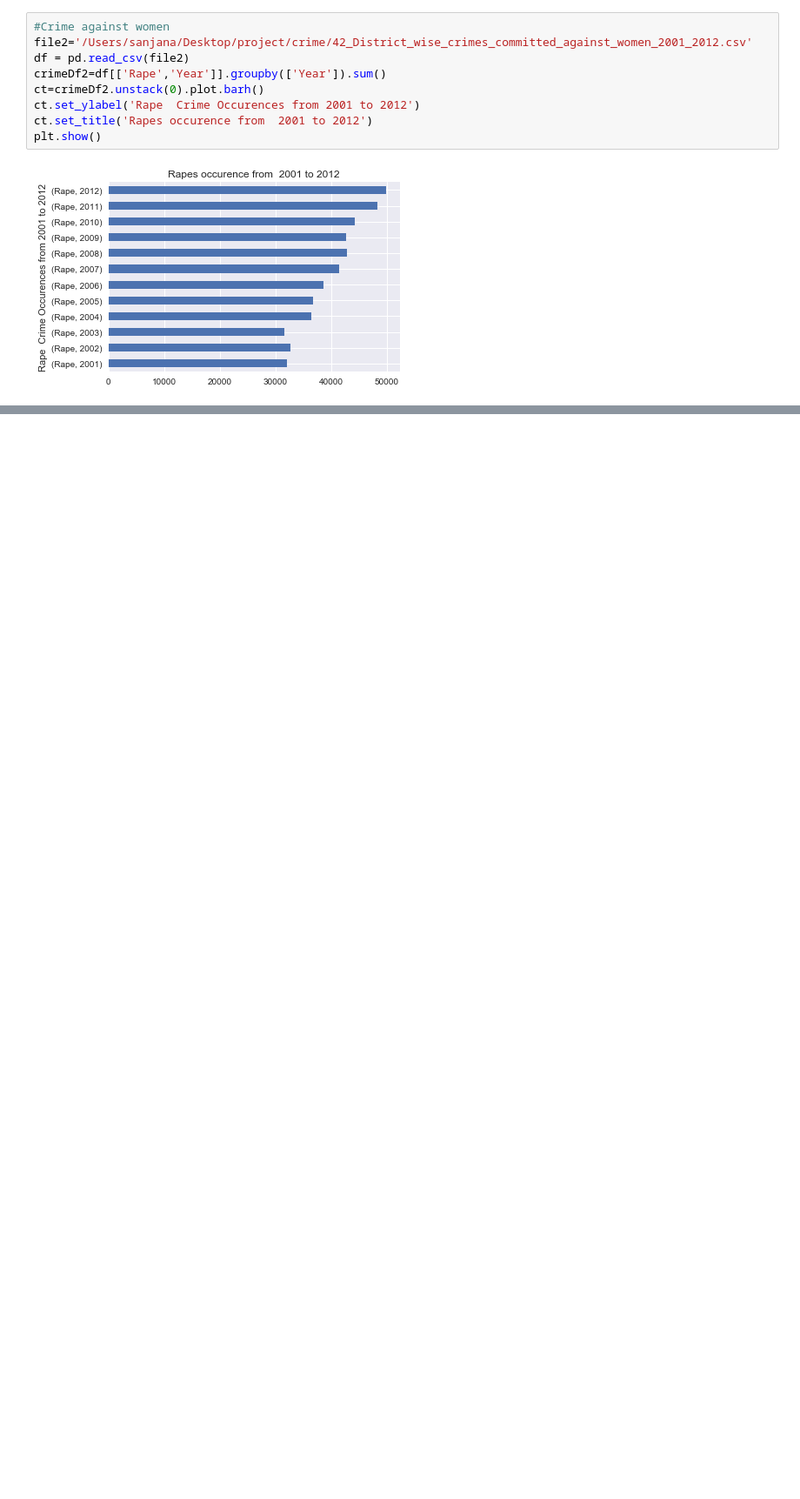
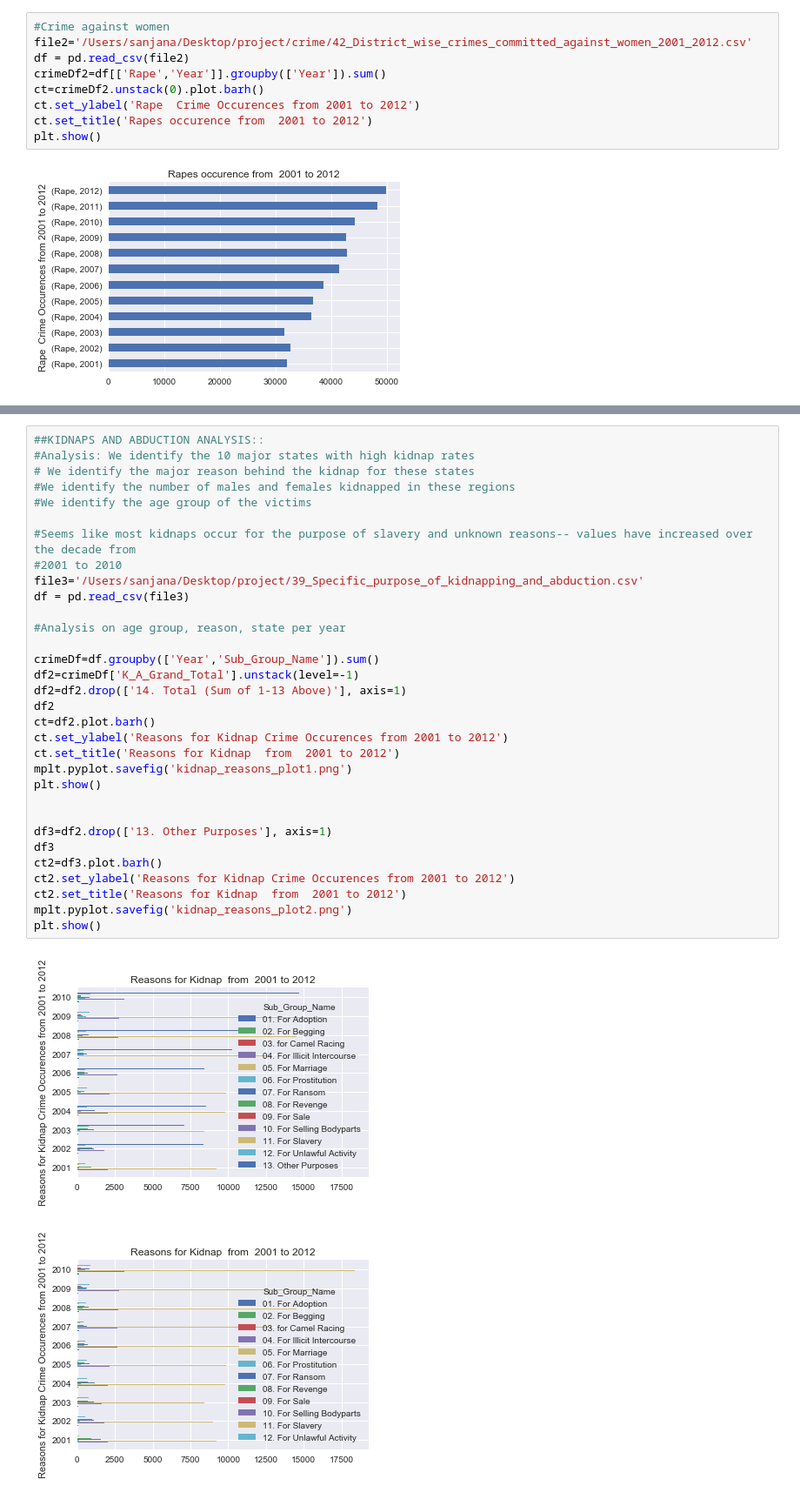
Before and after one commit to 23sanj/data_incubator_challenge, a Jupyter notebook: plot1.ipynb, the cells around one changed output, grey strips where cells are left out. Shown at 87% size. Saved outputs shown, nothing was run; the diff lists cells and outputs as text; blank space fills up the shorter version.

```diff
--- a/plot1.ipynb
+++ b/plot1.ipynb
@@ -30,0 +69,35 @@ plt.show()
+# %%
+##KIDNAPS AND ABDUCTION ANALYSIS::
+#Analysis: We identify the 10 major states with high kidnap rates
+# We identify the major reason behind the kidnap for these states
+#We identify the number of males and females kidnapped in these regions
+#We identify the age group of the victims
+
+#Seems like most kidnaps occur for the purpose of slavery and unknown reasons-- values have increased over the decade from
+#2001 to 2010
+file3='/Users/sanjana/Desktop/project/39_Specific_purpose_of_kidnapping_and_abduction.csv'
+df = pd.read_csv(file3)
+
+#Analysis on age group, reason, state per year
+
+crimeDf=df.groupby(['Year','Sub_Group_Name']).sum()
+df2=crimeDf['K_A_Grand_Total'].unstack(level=-1)
+df2=df2.drop(['14. Total (Sum of 1-13 Above)'], axis=1)
+df2
+ct=df2.plot.barh()
+ct.set_ylabel('Reasons for Kidnap Crime Occurences from 2001 to 2012')
+ct.set_title('Reasons for Kidnap  from  2001 to 2012')
+mplt.pyplot.savefig('kidnap_reasons_plot1.png')
+plt.show()
+
+
+df3=df2.drop(['13. Other Purposes'], axis=1)
+df3
+ct2=df3.plot.barh()
+ct2.set_ylabel('Reasons for Kidnap Crime Occurences from 2001 to 2012')
+ct2.set_title('Reasons for Kidnap  from  2001 to 2012')
+mplt.pyplot.savefig('kidnap_reasons_plot2.png')
+plt.show()
+# %% [output]
+[figure, added]
+[figure, added]
```
Also changed, not shown: parts of 18 cells of this notebook, 59 other files.
